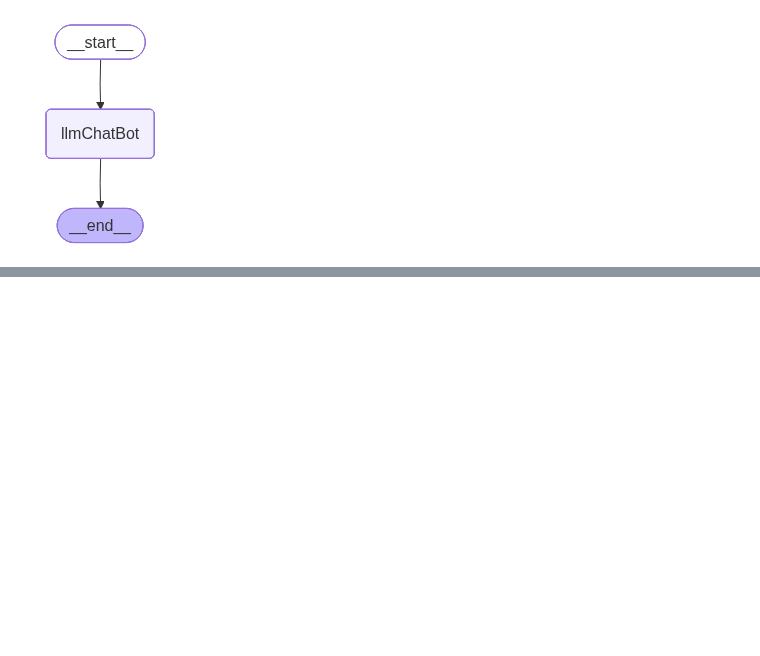
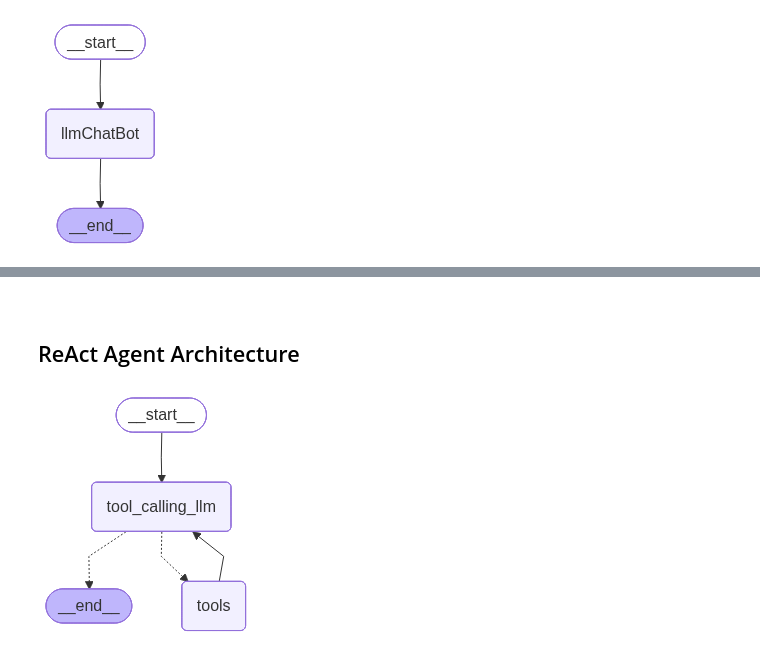
Before and after one commit to SoubhikSinha/Agentic-AI-LangGraph-and-MCP, a Jupyter notebook: 1-BasicChatBot/1-basicChatBot.ipynb, the cells around one changed output, grey strips where cells are left out. Cells and saved outputs as stored; diff of their text form; code cells hidden in the pictures; blank space fills up the shorter version.

```diff
--- a/1-BasicChatBot/1-basicChatBot.ipynb
+++ b/1-BasicChatBot/1-basicChatBot.ipynb
@@ -112,0 +311,28 @@ Nice to meet you, Rick! I'm doing well, thanks for asking. I'm a large language
+# %% [markdown]
+<br>
+
+## ReAct Agent Architecture
+# %%
+# Recreating the graph structure - following ReAct agent architecture (Reasoning + Act) : Act + Observe + React
+
+# Creating the Graph (Adding Nodes)
+builder1 = StateGraph(State)
+builder1.add_node("tool_calling_llm", tool_calling_llm)
+builder1.add_node("tools", ToolNode(tools))
+
+# Adding Edges
+builder1.add_edge(START, "tool_calling_llm")
+builder1.add_conditional_edges(
+  "tool_calling_llm",
+  # If the latest message (result) from assistant is a tool call --> tools_condition routes to tools
+  # If the latest message (result) from assistant is a NOT a tool call --> tools_condition routes to END
+  tools_condition
+)
+builder1.add_edge("tools", "tool_calling_llm")
+
+# Compiling the graph
+graph1 = builder1.compile()
+# %%
+graph1
+# %% [output]
+[figure, added]
```
Also changed, not shown: parts of 43 cells of this notebook, 3 other files.
